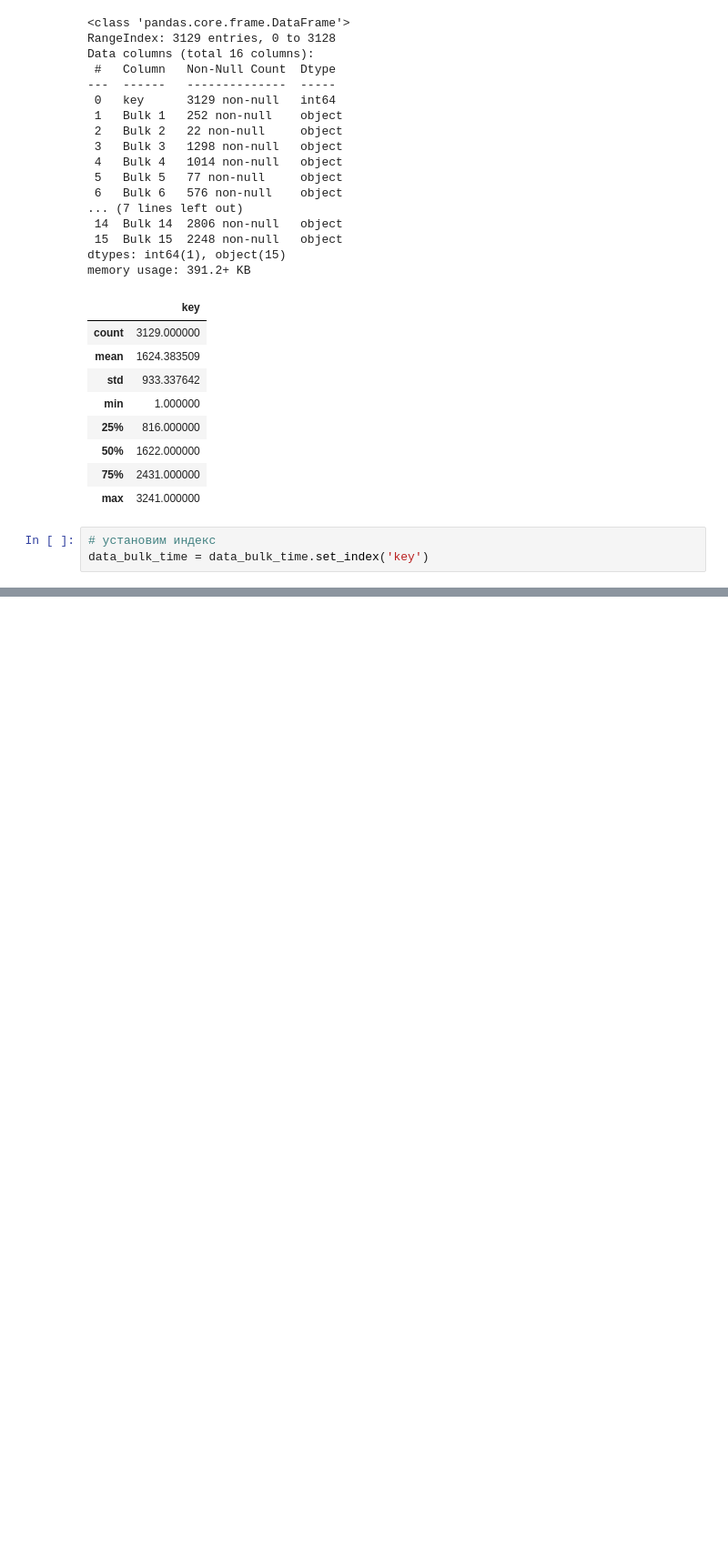
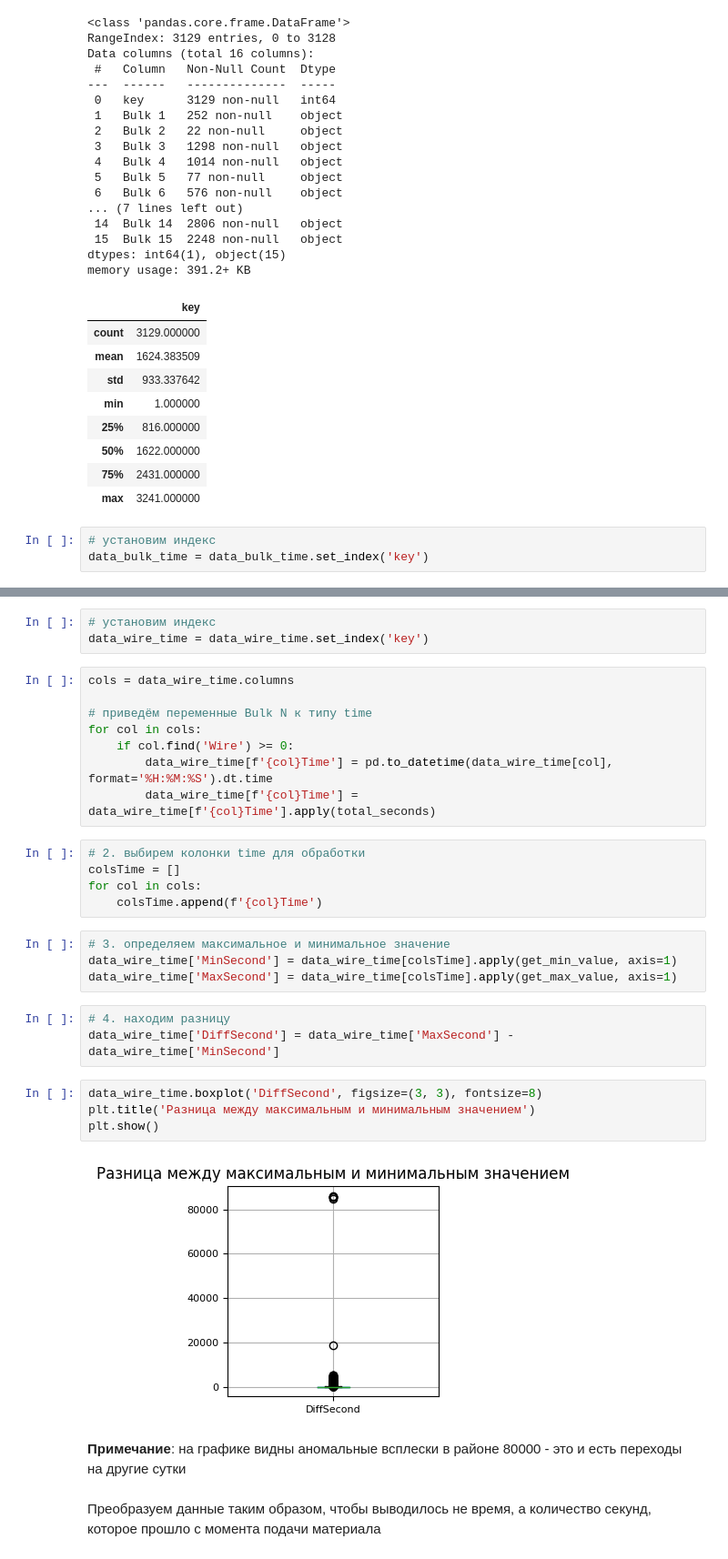
Before and after one commit to akrasnov87/yandex-practicum-final-project, a Jupyter notebook: industry.ipynb, the cells around one changed output, grey strips where cells are left out. Shown at 91% size. Saved outputs shown, nothing was run; the diff lists cells and outputs as text; blank space fills up the shorter version.

```diff
--- a/industry.ipynb
+++ b/industry.ipynb
@@ -507,0 +831,33 @@ engine.dispose()
+# %%
+# установим индекс
+data_wire_time = data_wire_time.set_index('key')
+# %%
+cols = data_wire_time.columns
+
+# приведём переменные Bulk N к типу time
+for col in cols:
+    if col.find('Wire') >= 0:
+        data_wire_time[f'{col}Time'] = pd.to_datetime(data_wire_time[col], format='%H:%M:%S').dt.time
+        data_wire_time[f'{col}Time'] = data_wire_time[f'{col}Time'].apply(total_seconds)
+# %%
+# 2. выбирем колонки time для обработки
+colsTime = []
+for col in cols:
+    colsTime.append(f'{col}Time')
+# %%
+# 3. определяем максимальное и минимальное значение
+data_wire_time['MinSecond'] = data_wire_time[colsTime].apply(get_min_value, axis=1)
+data_wire_time['MaxSecond'] = data_wire_time[colsTime].apply(get_max_value, axis=1)
+# %%
+# 4. находим разницу
+data_wire_time['DiffSecond'] = data_wire_time['MaxSecond'] - data_wire_time['MinSecond']
+# %%
+data_wire_time.boxplot('DiffSecond', figsize=(3, 3), fontsize=8)
+plt.title('Разница между максимальным и минимальным значением')
+plt.show()
+# %% [output]
+[figure, added]
+# %% [markdown]
+__Примечание__: на графике видны аномальные всплески в районе 80000 - это и есть переходы на другие сутки
+# %% [markdown]
+Преобразуем данные таким образом, чтобы выводилось не время, а количество секунд, которое прошло с момента подачи материала
```
Also changed, not shown: parts of 45 cells of this notebook.
